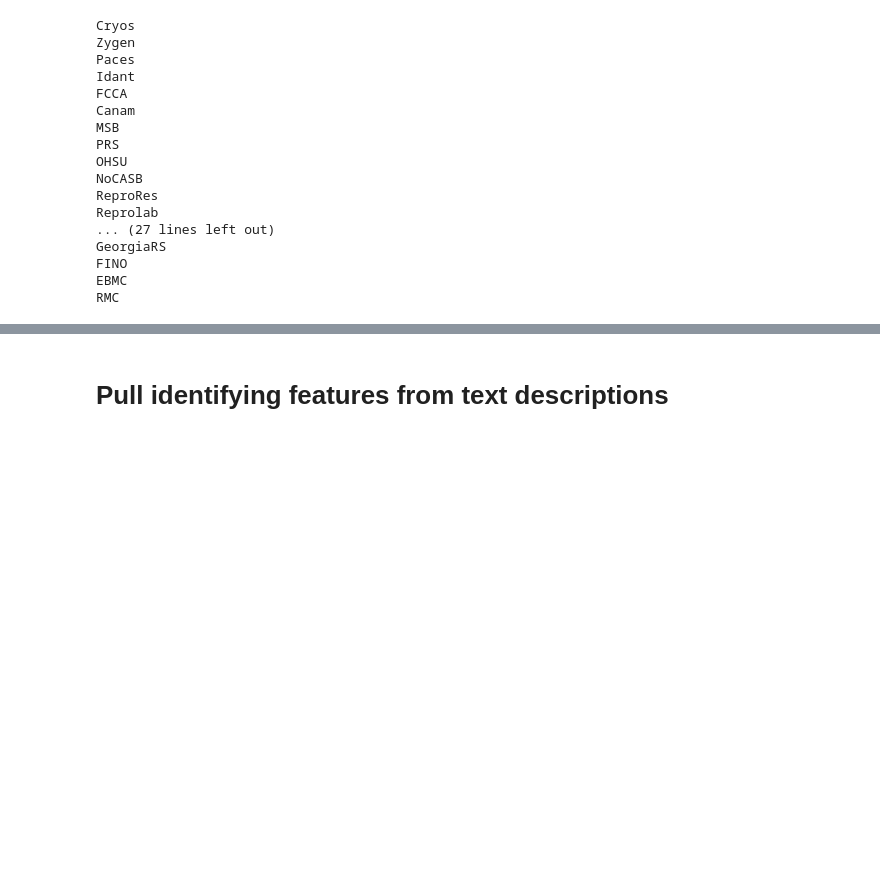
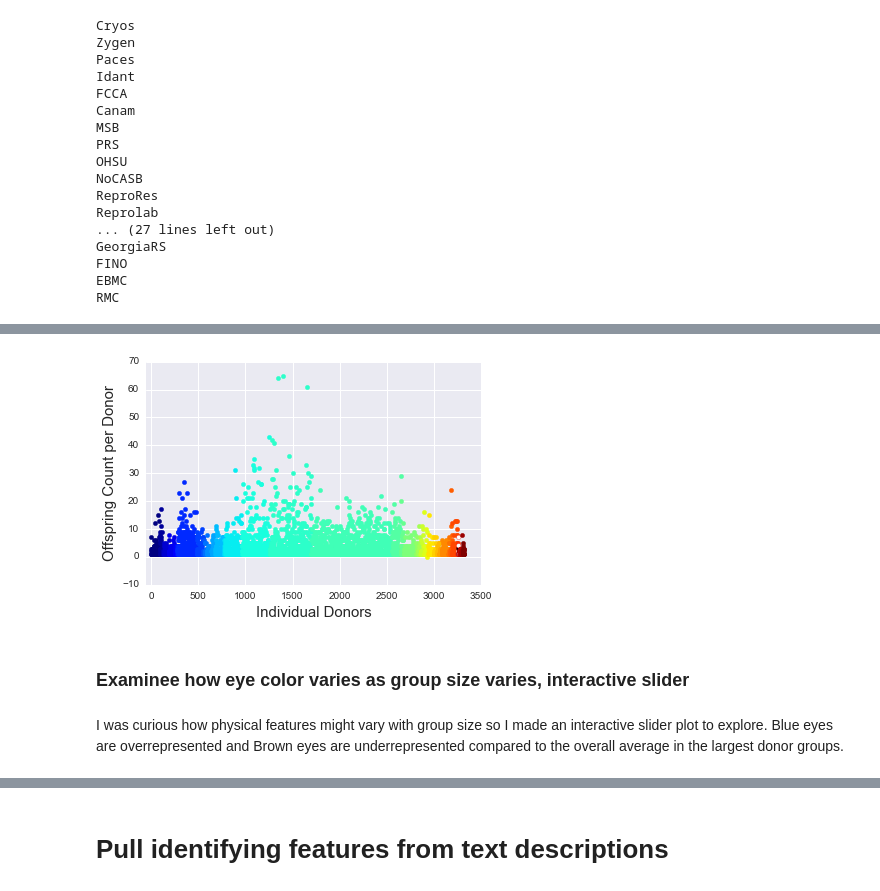
Before and after one commit to nathanvc/SuperDonor_dev, a Jupyter notebook: DSR_Insight/DSR_analysisexample_superdonor.ipynb, the cells around one changed output, grey strips where cells are left out. Drawn from its saved outputs; the diff is of its cells as text; code cells hidden in the pictures; blank space fills up the shorter version.

```diff
--- a/DSR_Insight/DSR_analysisexample_superdonor.ipynb
+++ b/DSR_Insight/DSR_analysisexample_superdonor.ipynb
@@ -101,0 +153,21 @@ DescList = rf.desc_split(Counts, banklist)
+# %%
+# Make Plot of Counts per individual donor, different color per bank, Note some particularly large groups (60+)
+# -----------
+plt.figure(0)
+colors = plt.cm.jet(np.linspace(0, 1, len(banklist)))
+bank_cnt = []
+for b, c in zip(banklist, colors):
+    plt.scatter(np.sum(bank_cnt)+np.arange(len(Counts[b]['Unq_Donors'])),
+                Counts[b]['Offsp_Cnt'], color=c)
+    bank_cnt.append(len(Counts[b]['Unq_Donors']))
+    #plt.legend(banklist, loc=2, fontsize=15)
+    plt.ylabel('Offspring Count per Donor', fontsize=15)
+    plt.xlabel('Individual Donors', fontsize=15)
+    plt.xlim(-50,3500)
+plt.show()
+# %% [output]
+[figure, added]
+# %% [markdown]
+### Examinee how eye color varies as group size varies, interactive slider
+# %% [markdown]
+I was curious how physical features might vary with group size so I made an interactive slider plot to explore. Blue eyes are overrepresented and Brown eyes are underrepresented compared to the overall average in the largest donor groups.
```
Also changed, not shown: parts of 14 cells of this notebook.
